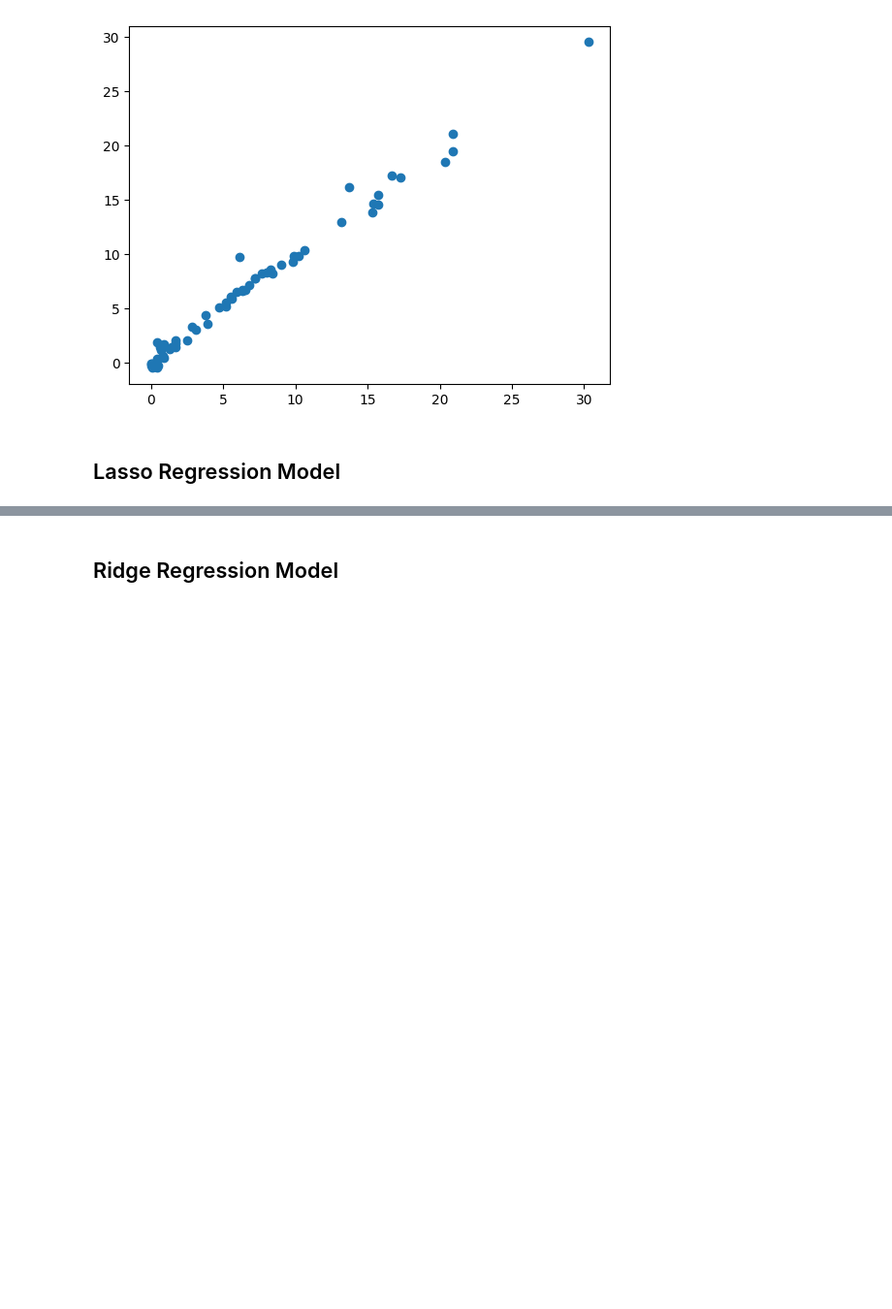
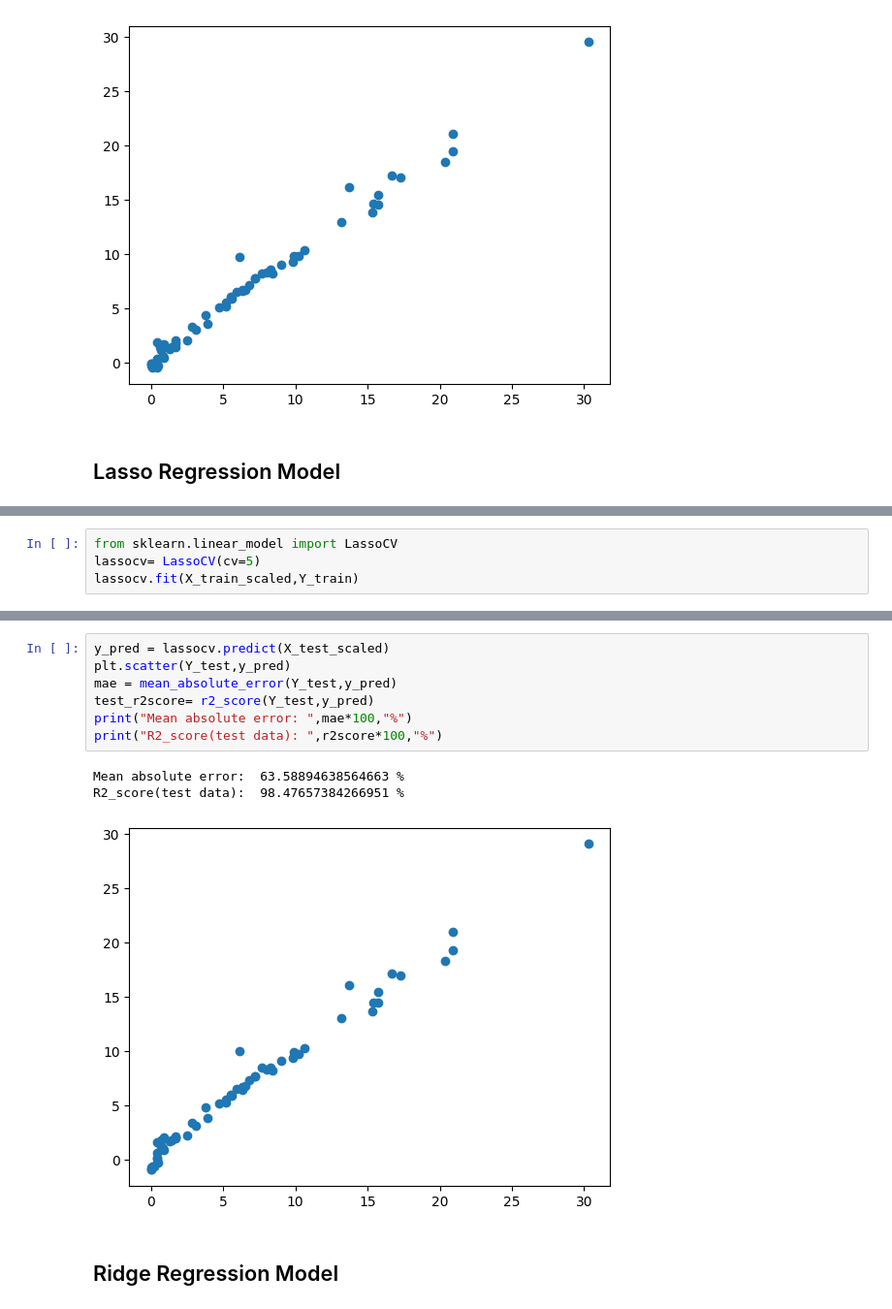
Before and after one commit to manishparihar3618/data-science, a Jupyter notebook: 04_Machine_learning/02_Ridge_Lasso_ElasticNet_Regression/model_training_on_cleaned_dataset.ipynb, the cells around one changed output, grey strips where cells are left out. Shown at 97% size. Saved outputs shown, nothing was run; the diff lists cells and outputs as text; blank space fills up the shorter version.

Commit message:
Cross validation on ridge and lasso model

```diff
--- a/04_Machine_learning/02_Ridge_Lasso_ElasticNet_Regression/model_training_on_cleaned_dataset.ipynb
+++ b/04_Machine_learning/02_Ridge_Lasso_ElasticNet_Regression/model_training_on_cleaned_dataset.ipynb
@@ -211,0 +214,4 @@ R2_score(test data):  94.92020263112389 %
+# %%
+from sklearn.linear_model import LassoCV
+lassocv= LassoCV(cv=5)
+lassocv.fit(X_train_scaled,Y_train)
@@ -212,3 +283,14 @@ R2_score(test data):  94.92020263112389 %
+# %%
+y_pred = lassocv.predict(X_test_scaled)
+plt.scatter(Y_test,y_pred)
+mae = mean_absolute_error(Y_test,y_pred)
+test_r2score= r2_score(Y_test,y_pred)
+print("Mean absolute error: ",mae*100,"%")
+print("R2_score(test data): ",r2score*100,"%")
+# %% [output]
+Mean absolute error:  63.58894638564663 %
+R2_score(test data):  98.47657384266951 %
+[figure, added]
 # %% [markdown]
 ## Ridge Regression Model
 # %%
```
Also changed, not shown: parts of 14 cells of this notebook.
